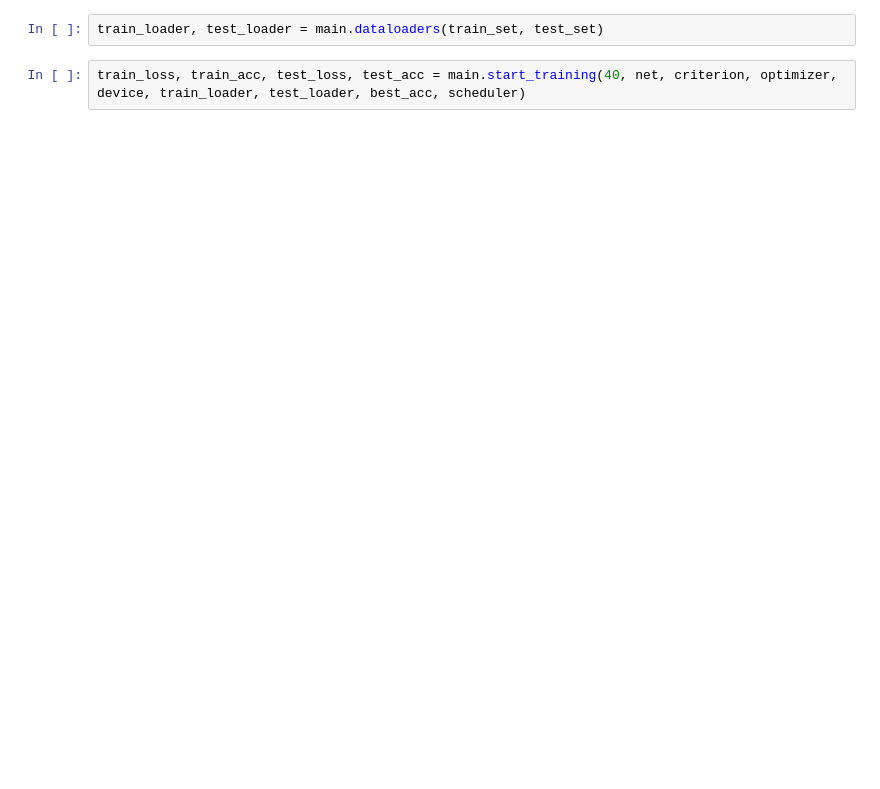
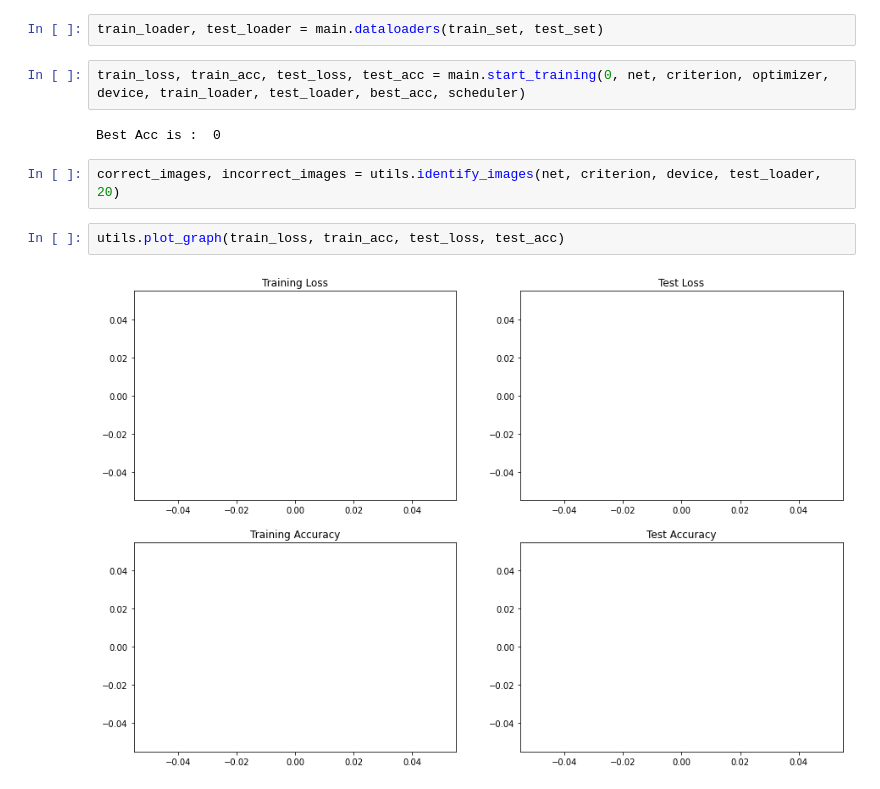
Before and after one commit to parth1993/tsai-eva6, a Jupyter notebook: Assignments/S8/Advanced Training Concepts.ipynb, the cells around one changed output. Drawn from its saved outputs; the diff is of its cells as text; blank space fills up the shorter version.

```diff
--- a/Assignments/S8/Advanced Training Concepts.ipynb
+++ b/Assignments/S8/Advanced Training Concepts.ipynb
@@ -50,4 +74,12 @@ train_set, test_set = utils.load_dataset(tensor_transforms, numpy_transforms)
 # %%
 train_loader, test_loader = main.dataloaders(train_set, test_set)
 # %%
-train_loss, train_acc, test_loss, test_acc = main.start_training(40, net, criterion, optimizer, device, train_loader, test_loader, best_acc, scheduler)
+train_loss, train_acc, test_loss, test_acc = main.start_training(0, net, criterion, optimizer, device, train_loader, test_loader, best_acc, scheduler)
+# %% [output]
+Best Acc is :  0
+# %%
+correct_images, incorrect_images = utils.identify_images(net, criterion, device, test_loader, 20)
+# %%
+utils.plot_graph(train_loss, train_acc, test_loss, test_acc)
+# %% [output]
+[figure, added]
```
Also changed, not shown: parts of 10 cells of this notebook.
